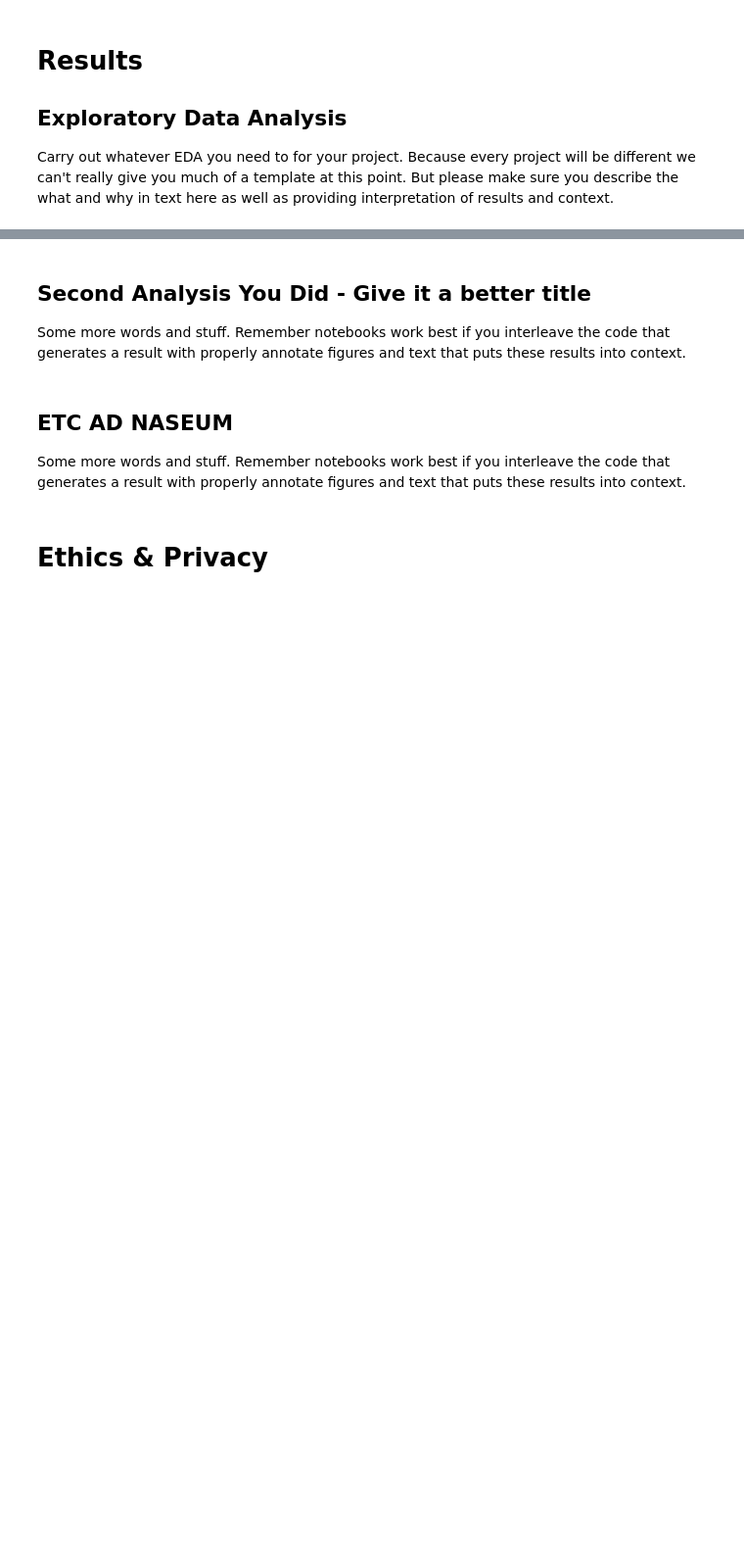
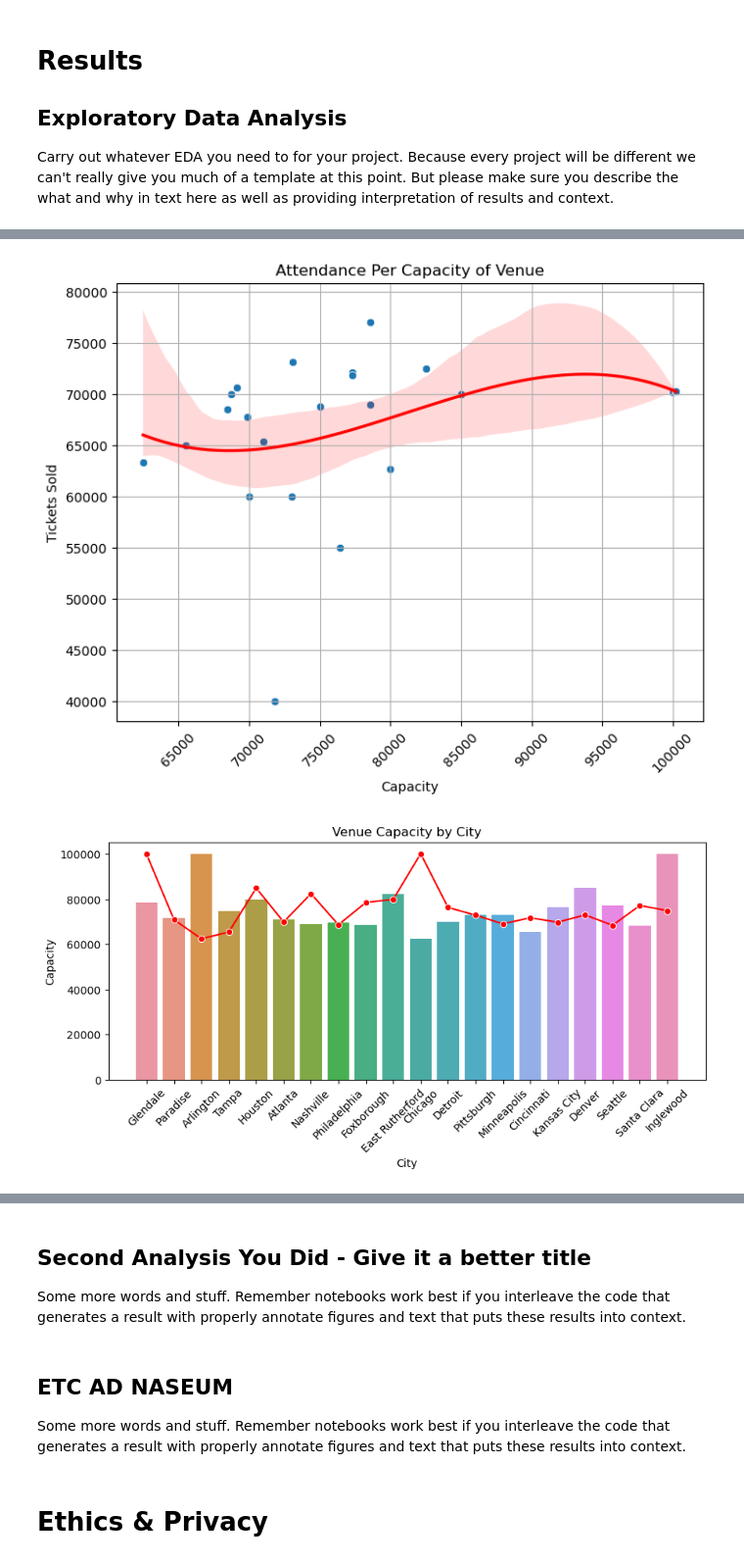
Before and after one commit to AnikAlam/AnikAlam_COGS108_EDA, a Jupyter notebook: FinalProject_groupXXX.ipynb, the cells around one changed output, grey strips where cells are left out. Shown at 98% size. Cells and saved outputs as stored; diff of their text form; code cells hidden in the pictures; blank space fills up the shorter version.

```diff
--- a/FinalProject_groupXXX.ipynb
+++ b/FinalProject_groupXXX.ipynb
@@ -334,0 +332,38 @@ Some more words and stuff.  Remember notebooks work best if you interleave the c
+# %%
+## YOUR CODE HERE
+## FEEL FREE TO ADD MULTIPLE CELLS PER SECTION
+
+#scatterplot comparing the maximum capacity of a given venue to the number of tickets sold, with a line of best fit to the third order
+plt.figure(figsize=(8, 6))
+sns.scatterplot(data=eras_df, x='Capacity', y='Attendance')
+sns.regplot(data=eras_df, x='Capacity', y='Attendance', scatter=False, color='red', order=3)  # Fit a curve
+plt.title('Attendance Per Capacity of Venue')
+plt.xlabel('Capacity')
+plt.xticks(rotation=45)
+plt.ylabel('Tickets Sold')
+plt.grid(True)
+plt.show()
+
+mean_capacity = eras_df.groupby('City')['Capacity'].mean().reset_index()
+mean_attendance = eras_df.groupby('City')['Attendance'].mean().reset_index()
+
+plt.figure(figsize=(10, 4))
+sns.barplot(data= eras_df, x="City", y="Capacity")
+sns.lineplot(data=mean_capacity, x='City', y='Capacity', marker='o', color='red')
+plt.title("Venue Capacity by City")
+plt.xlabel("City")
+plt.xticks(rotation=45)
+plt.ylabel("Capacity")
+plt.show()
+
+plt.figure(figsize=(10, 4))
+sns.barplot(data= eras_df, x="City", y="Attendance")
+sns.lineplot(data=mean_attendance, x='City', y='Attendance', marker='o', color='red')
+plt.title("Venue Attendance by City")
+plt.xlabel("City")
+plt.xticks(rotation=45)
+plt.ylabel("Attendance")
+plt.show()
+# %% [output]
+[figure, added]
+[figure, added]
```
Also changed, not shown: parts of 4 cells of this notebook.
